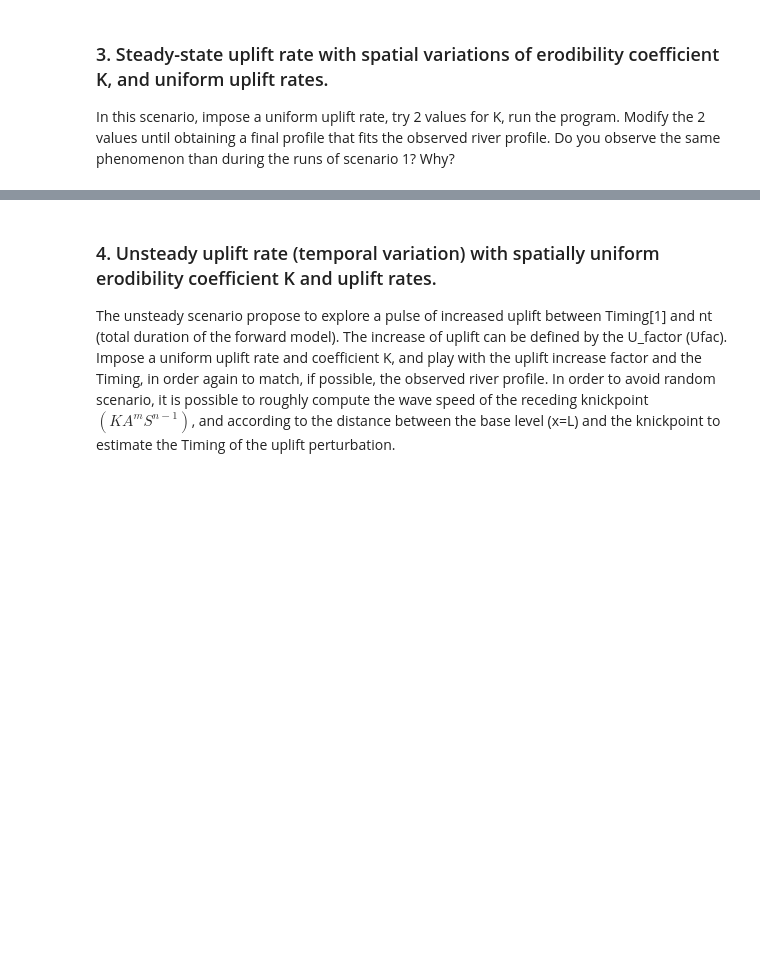
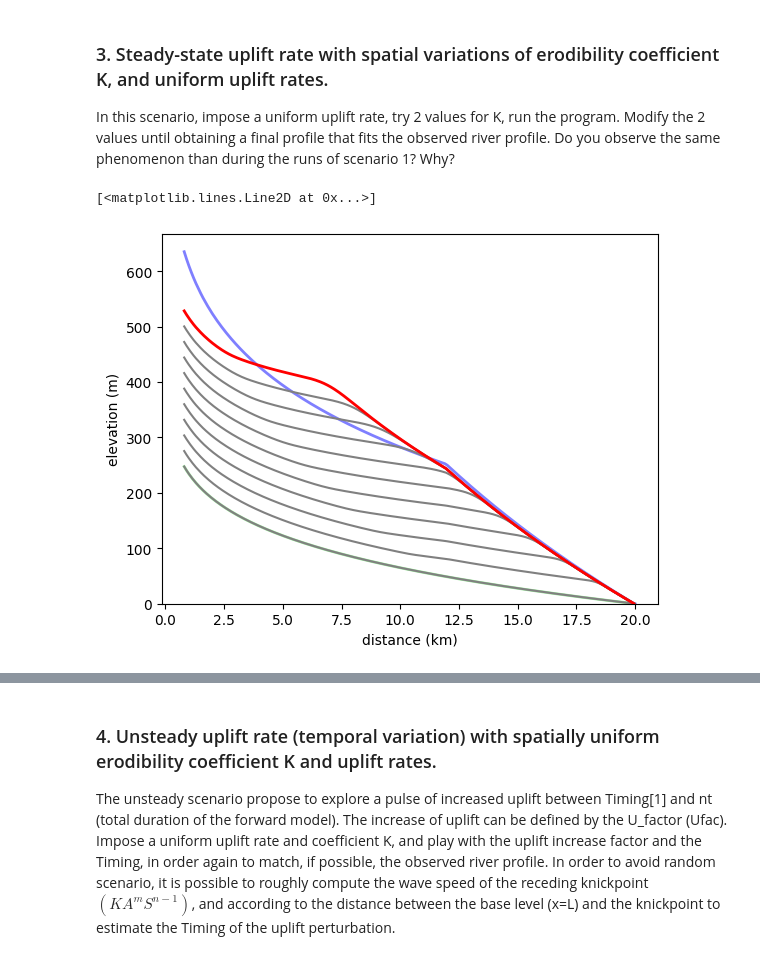
Before and after one commit to ramendra1990/PythonWorkshop_NGRI, a Jupyter notebook: riverProfile_tutorial/riverProfileTutorial.ipynb, the cells around one changed output, grey strips where cells are left out. Drawn from its saved outputs; the diff is of its cells as text; code cells hidden in the pictures; blank space fills up the shorter version.

```diff
--- a/riverProfile_tutorial/riverProfileTutorial.ipynb
+++ b/riverProfile_tutorial/riverProfileTutorial.ipynb
@@ -444,4 +446,44 @@ U1 is 1.92 + 0.25 mm/yr, U2 is 5.19 + 0.40 mm/yr
 # %% [markdown]
 ### 3. Steady-state uplift rate with spatial variations of erodibility coefficient K, and uniform uplift rates.
 In this scenario, impose a uniform uplift rate, try 2 values for K, run the program. Modify the 2 values until obtaining a final profile that fits the observed river profile. Do you observe the same phenomenon than during the runs of scenario 1? Why?
+# %%
+# Check the forward model with some values for K1 and K2
+Xt = [1, 12000] # 12 km is the point of change in the uplift rate, U(x)
+ntX = len(Xt)  # number of spatial transition
+Up = [1, 1] # uplift rate in mm/yr _ Must be the same length as Xt. Uplift rate in the 2 separate domain
+Up = [u / 1000 for u in Up]    # uplift rate in m/yr
+K = [0.6E-5, 0.4E-5] # erosion coefficient related to rock erodibility _ Must be same length as Xt
+
+# index linked to the spatial variations
+nxt1 = np.where(x<Xt[1])[0][-1]
+UpV = np.zeros((nx,))   # spatial vector of the local uplift value
+UpV[0 : nxt1] = Up[0]
+UpV[nxt1 : nx] = Up[1]
+KV = np.zeros((nx,))   # spatial vector of the erodobility. We are keeping it constant
+KV[0 : nxt1] = K[0]
+KV[nxt1 : nx] = K[1]
+
+iC = round(nt / nbr)
+zz_num = z0.copy() # creation of the vector containing the elevation of the transient profile
+fig = plt.figure()
+ax = fig.add_subplot(1, 1, 1)
+ax.plot(Xriv / 1000, Zriv, 'b', linewidth=2, alpha = 0.5)
+ax.set_xlabel('distance (km)')
+ax.set_ylabel('elevation (m)')
+ax.set_ylim(0,)
+ax.plot(x[n0 : nx] / 1000, z0[n0 : nx], 'limegreen', linewidth = 2, alpha = 0.5)
+
+for i in range(nt):    # time iteration
+    S = np.maximum(0, -np.diff(zz_num)) / dx   # gradient of the river ; in x=L (index nx) S=0 permanently
+                                   # the max value prevents to get negative slopes
+    zz_num[0 : nx-1] = zz_num[0 : nx-1] + dt * ((UfacV[i] * UpV[0 : nx-1]) - (KV[0 : nx-1]*(AreaX[0 : nx-1]**m)*(S**n)))
+
+    # --------
+    if (i % iC == 0):
+        ax.plot(x[n0:nx] / 1000, zz_num[n0 : nx], color = 'gray')  # display of the intermediate profiles
+
+ax.plot(x[n0:nx] / 1000, zz_num[n0 : nx], color = 'red', lw = 2)
+# %% [output]
+[<matplotlib.lines.Line2D at 0x...>]
+[figure, added]
 # %%
```
Also changed, not shown: parts of 4 cells of this notebook.
